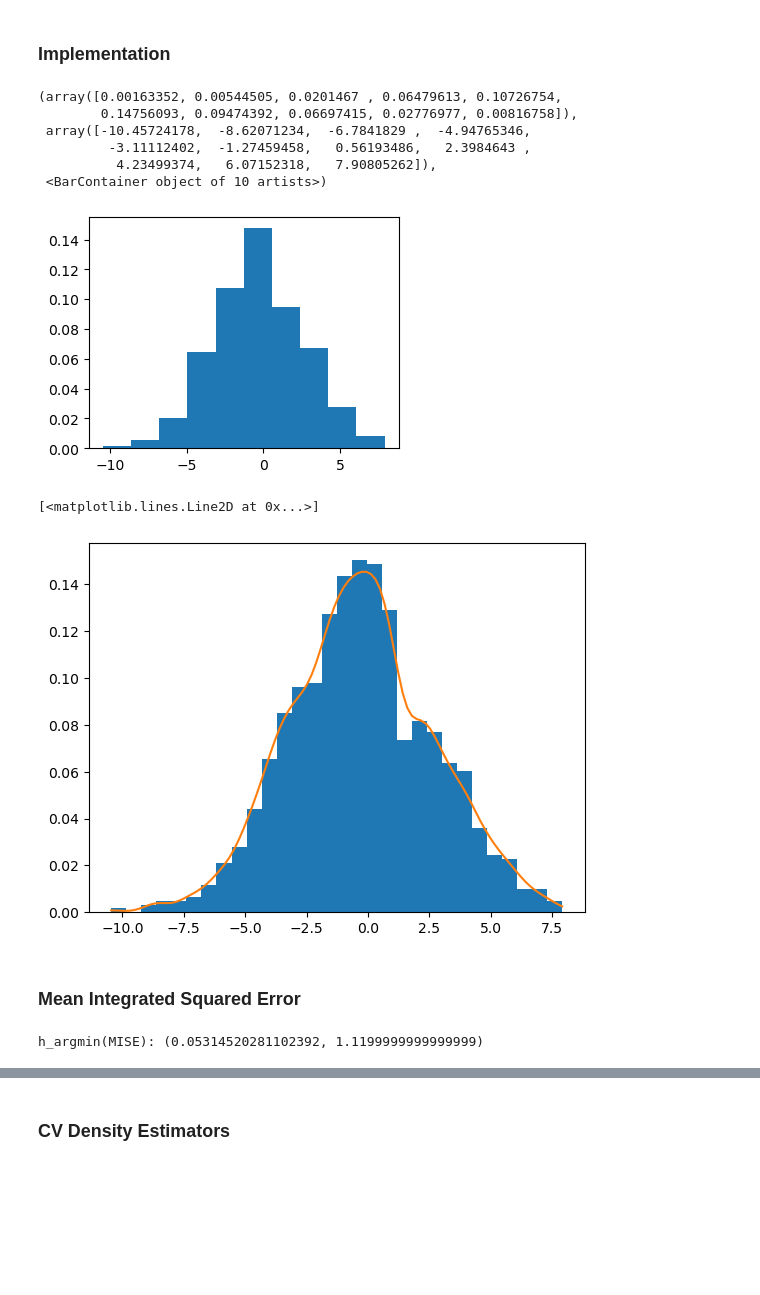
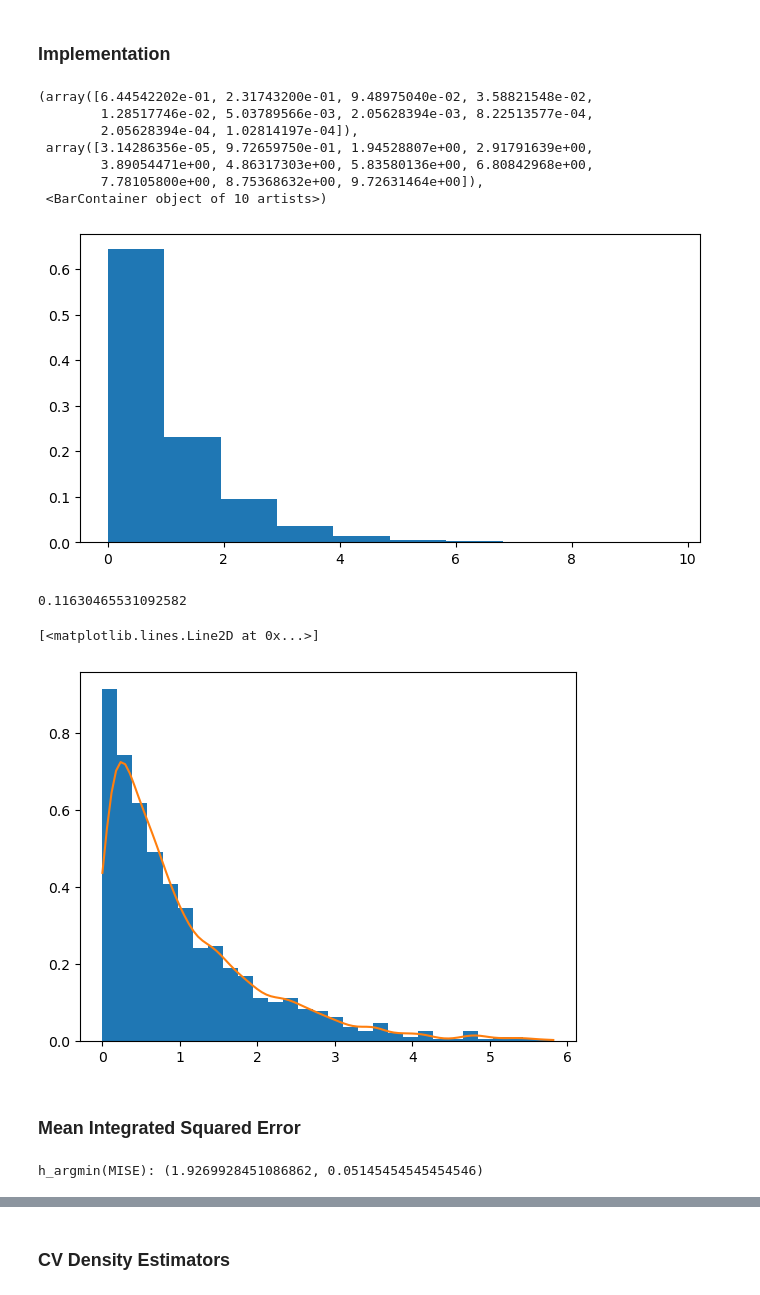
Before and after one commit to tcstrength/computer-science, a Jupyter notebook: math-statistics/kernel_density_estimation.ipynb, the cells around one changed output, grey strips where cells are left out. Drawn from its saved outputs; the diff is of its cells as text; code cells hidden in the pictures; blank space fills up the shorter version.

```diff
--- a/math-statistics/kernel_density_estimation.ipynb
+++ b/math-statistics/kernel_density_estimation.ipynb
@@ -39,17 +43,18 @@ import matplotlib.pyplot as plt
 from scipy import stats
 from tqdm import tqdm
 # %%
-X = np.random.normal(size=1000, scale=3)
-plt.figure(figsize=(4,3))
+X = np.random.exponential(size=10000)
+plt.figure(figsize=(8,4))
 plt.hist(X, density=True)
 # %% [output]
-(array([0.00163352, 0.00544505, 0.0201467 , 0.06479613, 0.10726754,
-        0.14756093, 0.09474392, 0.06697415, 0.02776977, 0.00816758]),
- array([-10.45724178,  -8.62071234,  -6.7841829 ,  -4.94765346,
-         -3.11112402,  -1.27459458,   0.56193486,   2.3984643 ,
-          4.23499374,   6.07152318,   7.90805262]),
+(array([6.44542202e-01, 2.31743200e-01, 9.48975040e-02, 3.58821548e-02,
+        1.28517746e-02, 5.03789566e-03, 2.05628394e-03, 8.22513577e-04,
+        2.05628394e-04, 1.02814197e-04]),
+ array([3.14286356e-05, 9.72659750e-01, 1.94528807e+00, 2.91791639e+00,
+        3.89054471e+00, 4.86317303e+00, 5.83580136e+00, 6.80842968e+00,
+        7.78105800e+00, 8.75368632e+00, 9.72631464e+00]),
  <BarContainer object of 10 artists>)
-[figure, old version]
+[figure, new version]
 # %%
 def kernel(u, type: str):
     if type == "rect":
@@ -70,14 +75,23 @@ def kde(X: np.array, x: float, h: float, k: str):
     f = 1 / (len(X) * h)
     s = np.sum(kernel((X - x) / h, k))
     return f * s
+# %%
+def h_rot(X: np.array):
+    n = len(X)
+    h = 0.9 * min(np.std(X), stats.iqr(X) / 1.34) * n ** (-1/5)
+    return h
+
+h_rot(X)
+# %% [output]
+0.11630465531092582
 # %%
 r = np.linspace(min(X), max(X), 100)
-p_hat = [kde(X, x, 0.5, "gauss") for x in r]
+p_hat = [kde(X, x, 0.16004844283669575, "gauss") for x in r]
 plt.hist(X, bins=30, density=True)
 plt.plot(r, p_hat)
 # %% [output]
 [<matplotlib.lines.Line2D at 0x...>]
-[figure, old version]
+[figure, new version]
 # %% [markdown]
 ### Mean Integrated Squared Error
 # %%
@@ -103,4 +118,8 @@ for h in H:
 # %%
+H = np.linspace(0.001, 1, 100)
+h_mise, min_mise, M = minimize_mise(
+    X, "gauss", lambda x: stats.expon.pdf(x), search_space=H
+)
 print(f"h_argmin(MISE): {min_mise, h_mise}")
 # %% [output]
-h_argmin(MISE): (0.05314520281102392, 1.1199999999999999)
+h_argmin(MISE): (1.9269928451086862, 0.05145454545454546)
```
Also changed, not shown: parts of 36 cells of this notebook.
